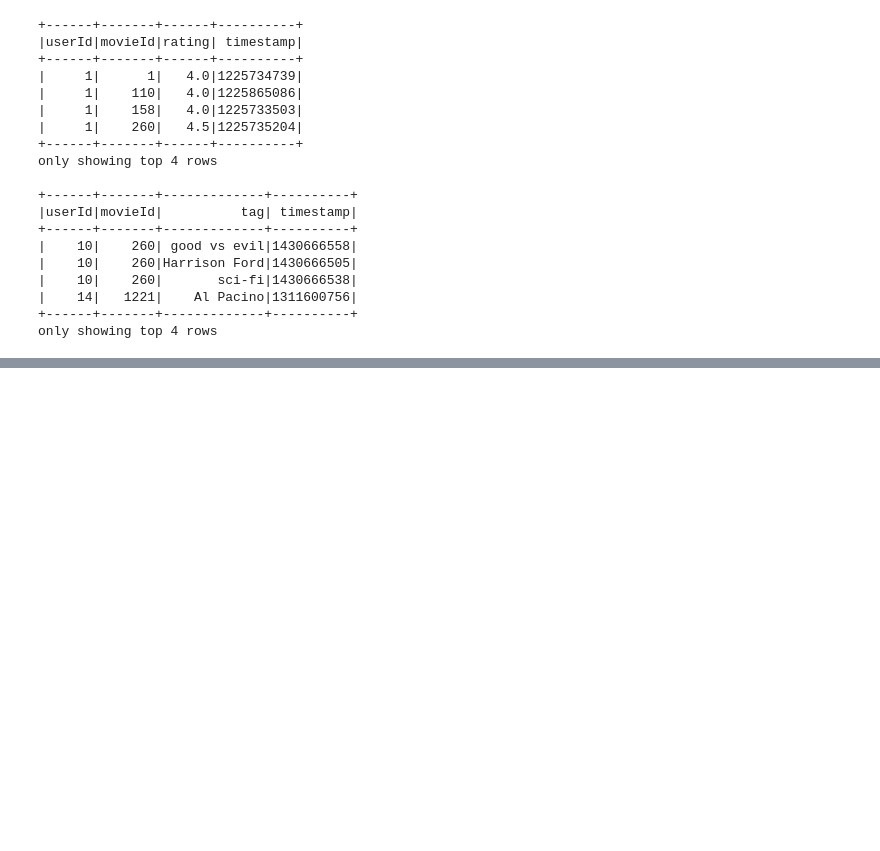
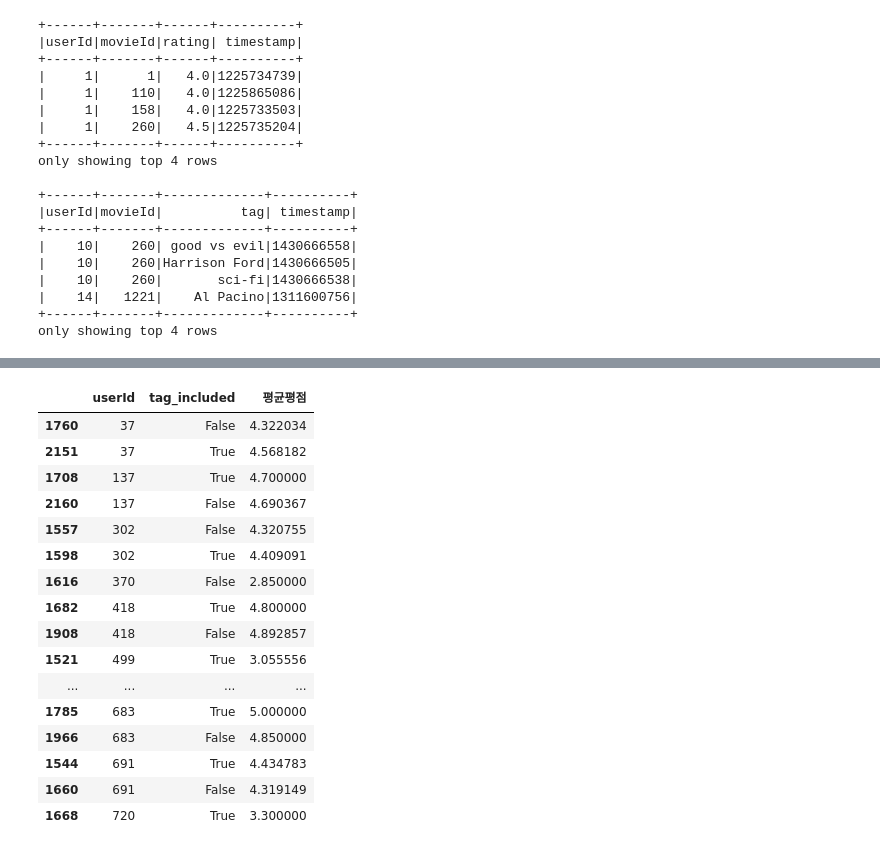
Before and after one commit to blahxblah/Spark_practice, a Jupyter notebook: 231209.ipynb, the cells around one changed output, grey strips where cells are left out. Saved outputs shown, nothing was run; the diff lists cells and outputs as text; code cells hidden in the pictures; blank space fills up the shorter version.

```diff
--- a/231209.ipynb
+++ b/231209.ipynb
@@ -190,0 +222,11 @@ org.apache.spark.SparkException: Exiting due to error from cluster scheduler: Ma
+# %%
+# 유저별로 tag_included에 따른 평균평점 계산
+average_ratings = psdf_orderbyuserId.groupby(['userId', 'tag_included'])['rating'].mean().reset_index()
+# %%
+# 새로운 데이터프레임 생성 및 컬럼명 설정
+result_df = average_ratings.rename(columns={'rating': '평균평점'})
+# %%
+result_df = result_df.sort_values(by='userId')
+# %%
+result_df.head(20)
+# %% [output]
@@ -190,0 +237,17 @@ org.apache.spark.SparkException: Exiting due to error from cluster scheduler: Ma
+|  | userId | tag_included | 평균평점 |
+| 1760 | 37 | False | 4.322034 |
+| 2151 | 37 | True | 4.568182 |
+| 1708 | 137 | True | 4.700000 |
+| 2160 | 137 | False | 4.690367 |
+| 1557 | 302 | False | 4.320755 |
+| 1598 | 302 | True | 4.409091 |
+| 1616 | 370 | False | 2.850000 |
+| 1682 | 418 | True | 4.800000 |
+| 1908 | 418 | False | 4.892857 |
+| 1521 | 499 | True | 3.055556 |
+| ... | ... | ... | ... |
+| 1785 | 683 | True | 5.000000 |
+| 1966 | 683 | False | 4.850000 |
+| 1544 | 691 | True | 4.434783 |
+| 1660 | 691 | False | 4.319149 |
+| 1668 | 720 | True | 3.300000 |
```
Also changed, not shown: parts of 39 cells of this notebook.
